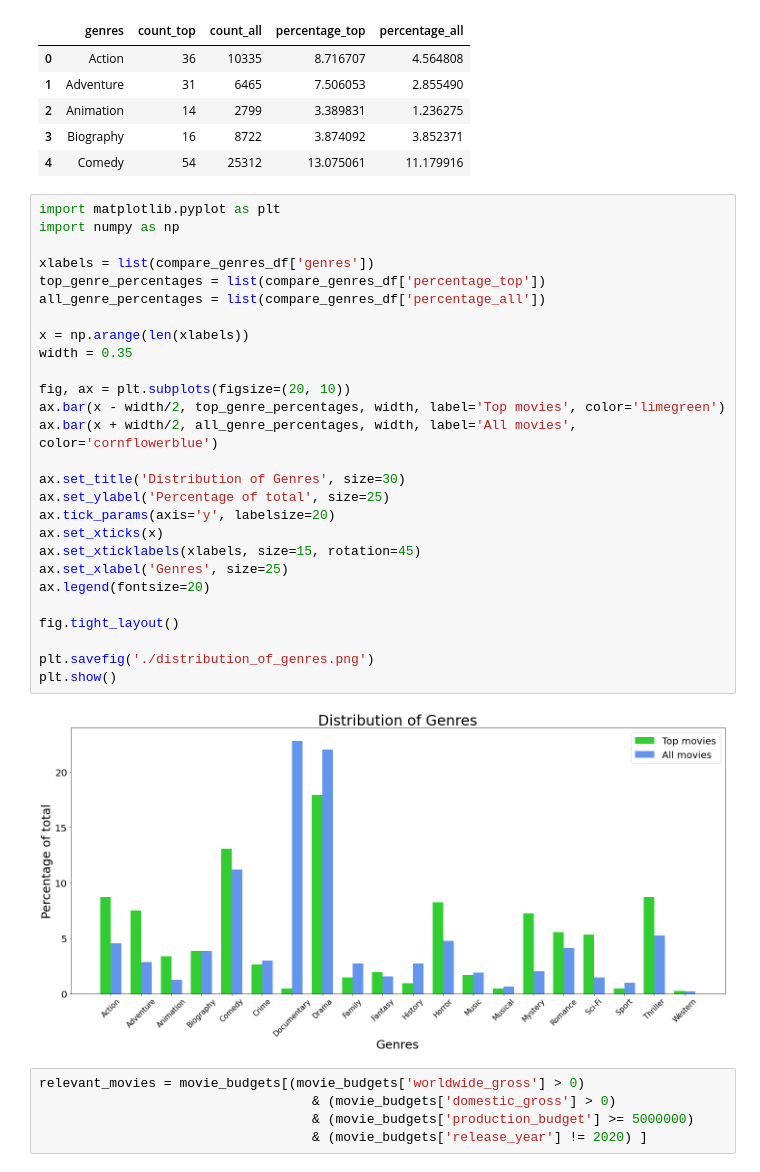
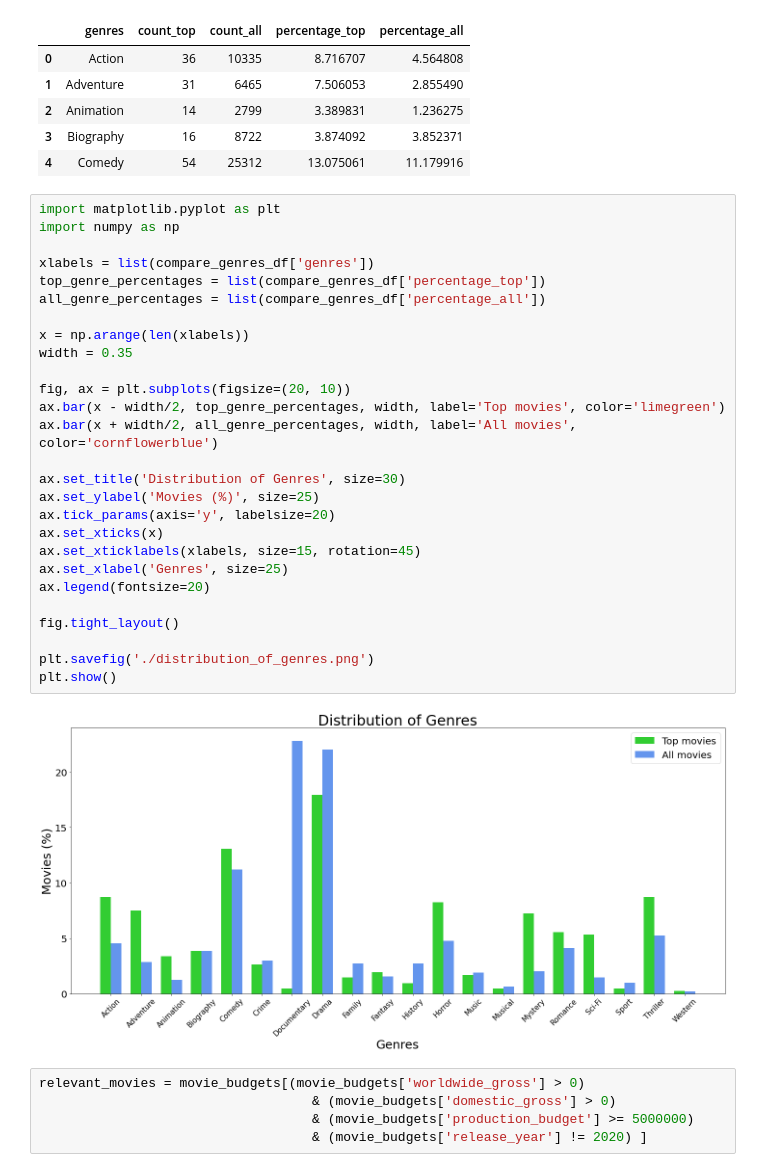
Before and after one commit to jmarkowi/Microsoft-Studios-Analysis, a Jupyter notebook: microsoft_movie_needs_analysis.ipynb, the cells around one changed output. Cells and saved outputs as stored; diff of their text form.

Commit message:
Edit genres distribution graph

```diff
--- a/microsoft_movie_needs_analysis.ipynb
+++ b/microsoft_movie_needs_analysis.ipynb
@@ -338,32 +338,32 @@ compare_genres_df.head()
 # %%
 import matplotlib.pyplot as plt
 import numpy as np
 
 xlabels = list(compare_genres_df['genres'])
 top_genre_percentages = list(compare_genres_df['percentage_top'])
 all_genre_percentages = list(compare_genres_df['percentage_all'])
 
 x = np.arange(len(xlabels))
 width = 0.35
 
 fig, ax = plt.subplots(figsize=(20, 10))
 ax.bar(x - width/2, top_genre_percentages, width, label='Top movies', color='limegreen')
 ax.bar(x + width/2, all_genre_percentages, width, label='All movies', color='cornflowerblue')
 
 ax.set_title('Distribution of Genres', size=30)
-ax.set_ylabel('Percentage of total', size=25)
+ax.set_ylabel('Movies (%)', size=25)
 ax.tick_params(axis='y', labelsize=20)
 ax.set_xticks(x)
 ax.set_xticklabels(xlabels, size=15, rotation=45)
 ax.set_xlabel('Genres', size=25)
 ax.legend(fontsize=20)
 
 fig.tight_layout()
 
 plt.savefig('./distribution_of_genres.png')
 plt.show()
 # %% [output]
-[figure, old version]
+[figure, new version]
 # %%
 relevant_movies = movie_budgets[(movie_budgets['worldwide_gross'] > 0)
                                    & (movie_budgets['domestic_gross'] > 0)
```
Also changed, not shown: parts of 1 cell of this notebook, 1 other file.
